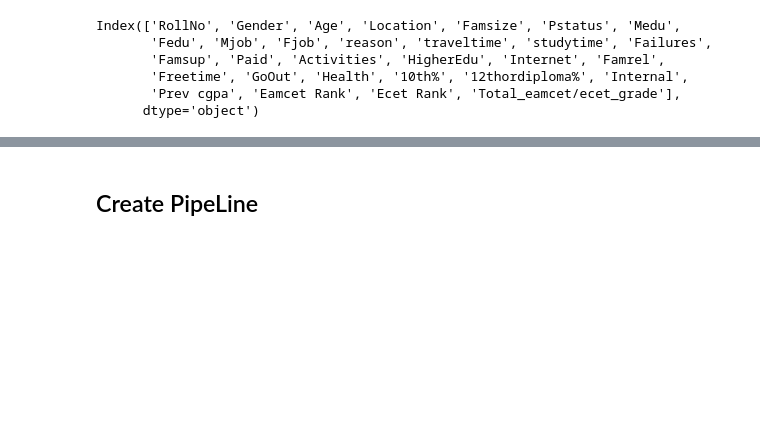
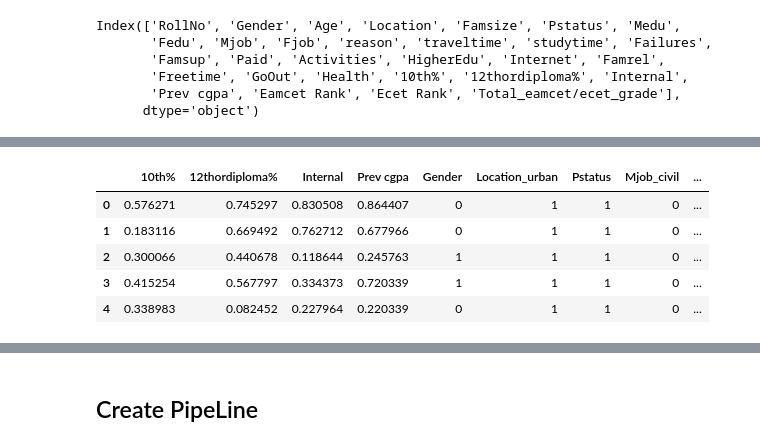
Before and after one commit to myaswanth77/Student_Academic_Performance_Prediction, a Jupyter notebook: SAPP_FINAL_ALGO.ipynb, the cells around one changed output, grey strips where cells are left out. Cells and saved outputs as stored; diff of their text form; code cells hidden in the pictures; blank space fills up the shorter version.

```diff
--- a/SAPP_FINAL_ALGO.ipynb
+++ b/SAPP_FINAL_ALGO.ipynb
@@ -246,20 +295,20 @@ ctf5 = ColumnTransformer(transformers=[
     ('capping', QuantileTransformer(output_distribution='uniform', n_quantiles=60, random_state=42),[31,32,33,34])
 ], remainder='passthrough')
 
-# # fit and transform the data using the preprocessor
-# df3_transformed = ctf5.fit_transform(df3)
-# df3_transformed.shape
+# fit and transform the data using the preprocessor
+df3_transformed = ctf5.fit_transform(df3)
+df3_transformed.shape
 
 
-# # print the shape of the transformed dataframe
-# df4 =pd.DataFrame(df3_transformed,columns=['scaled_10th%', 'scaled_12thordiploma%',
-#                                              'scaled_Internal','scaled_Prev cgpa','10th%', '12thordiploma%',
-#                                              'Internal','Prev cgpa','Gender','Location_urban','Pstatus','Mjob_civil','Mjob_Teacher/health','Fjob_civil','Fjob_Teacher/health',
-#                                              'reason_reputation','reason_other','reason_closetohome','Famsup','Paid', 'Activities',
-#                                              'HigherEdu', 'Internet', 'Medu', 'Fedu', 'traveltime', 'studytime','Famrel','Freetime',
-#                                              'GoOut','Health','Eamcet Rank','Eamcet Grade','Ecet Rank','Ecet Grade','RollNo', 'Age',  "Famsize",
-#                                             'Failures', 'sgpa','Total_eamcet/ecet_grade'])
+# print the shape of the transformed dataframe
+df4 =pd.DataFrame(df3_transformed,columns=['scaled_10th%', 'scaled_12thordiploma%',
+                                             'scaled_Internal','scaled_Prev cgpa','10th%', '12thordiploma%',
+                                             'Internal','Prev cgpa','Gender','Location_urban','Pstatus','Mjob_civil','Mjob_Teacher/health','Fjob_civil','Fjob_Teacher/health',
+                                             'reason_reputation','reason_other','reason_closetohome','Famsup','Paid', 'Activities',
+                                             'HigherEdu', 'Internet', 'Medu', 'Fedu', 'traveltime', 'studytime','Famrel','Freetime',
+                                             'GoOut','Health','Eamcet Rank','Eamcet Grade','Ecet Rank','Ecet Grade','RollNo', 'Age',  "Famsize",
+                                            'Failures', 'sgpa','Total_eamcet/ecet_grade'])
 
 
 
-# df4.head()
+df4.head()
@@ -271,22 +327,29 @@ ctf5 = ColumnTransformer(transformers=[
 # %%
 cols_to_drop=[0,1,2,3,31,32,33,34,35]
 
 # define the transformer to drop the specified columns
 ctf6 = ColumnTransformer(transformers=[
     ('drop', 'drop', cols_to_drop)
 ], remainder='passthrough')
 
-# # fit and transform the data using the transformer
-# df4_transformed = ctf6.fit_transform(df4)
+# fit and transform the data using the transformer
+df4_transformed = ctf6.fit_transform(df4)
 
-# df5 =pd.DataFrame(df4_transformed,columns=['10th%', '12thordiploma%',
-#                                              'Internal','Prev cgpa','Gender','Location_urban','Pstatus','Mjob_civil','Mjob_Teacher/health','Fjob_civil','Fjob_Teacher/health',
-#                                              'reason_reputation','reason_other','reason_closetohome','Famsup','Paid', 'Activities',
-#                                              'HigherEdu', 'Internet', 'Medu', 'Fedu', 'traveltime', 'studytime','Famrel','Freetime',
-#                                              'GoOut','Health','Age',  "Famsize",
-#                                             'Failures', 'sgpa','Total_eamcet/ecet_grade'])
+df5 =pd.DataFrame(df4_transformed,columns=['10th%', '12thordiploma%',
+                                             'Internal','Prev cgpa','Gender','Location_urban','Pstatus','Mjob_civil','Mjob_Teacher/health','Fjob_civil','Fjob_Teacher/health',
+                                             'reason_reputation','reason_other','reason_closetohome','Famsup','Paid', 'Activities',
+                                             'HigherEdu', 'Internet', 'Medu', 'Fedu', 'traveltime', 'studytime','Famrel','Freetime',
+                                             'GoOut','Health','Age',  "Famsize",
+                                            'Failures', 'sgpa','Total_eamcet/ecet_grade'])
 
-# df5.head(5)
+df5.head(5)
+# %% [output]
+|  | 10th% | 12thordiploma% | Internal | Prev cgpa | Gender | Location_urban | Pstatus | Mjob_civil | ... |
+| 0 | 0.576271 | 0.745297 | 0.830508 | 0.864407 | 0 | 1 | 1 | 0 | ... |
+| 1 | 0.183116 | 0.669492 | 0.762712 | 0.677966 | 0 | 1 | 1 | 0 | ... |
+| 2 | 0.300066 | 0.440678 | 0.118644 | 0.245763 | 1 | 1 | 1 | 0 | ... |
+| 3 | 0.415254 | 0.567797 | 0.334373 | 0.720339 | 1 | 1 | 1 | 0 | ... |
+| 4 | 0.338983 | 0.082452 | 0.227964 | 0.220339 | 0 | 1 | 1 | 0 | ... |
 # %%
 # # define X and y
 # X = df5.drop('sgpa', axis=1)
```
Also changed, not shown: parts of 19 cells of this notebook, 5 other files.
